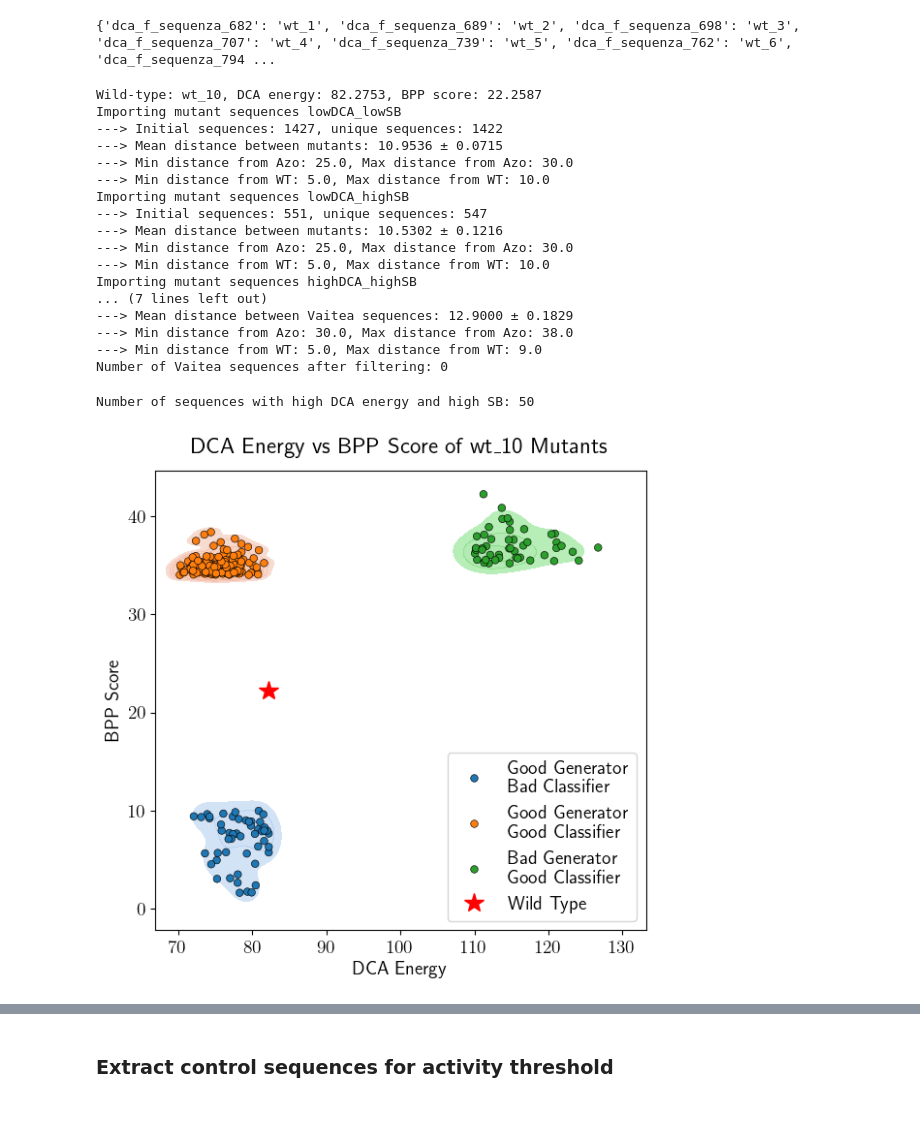
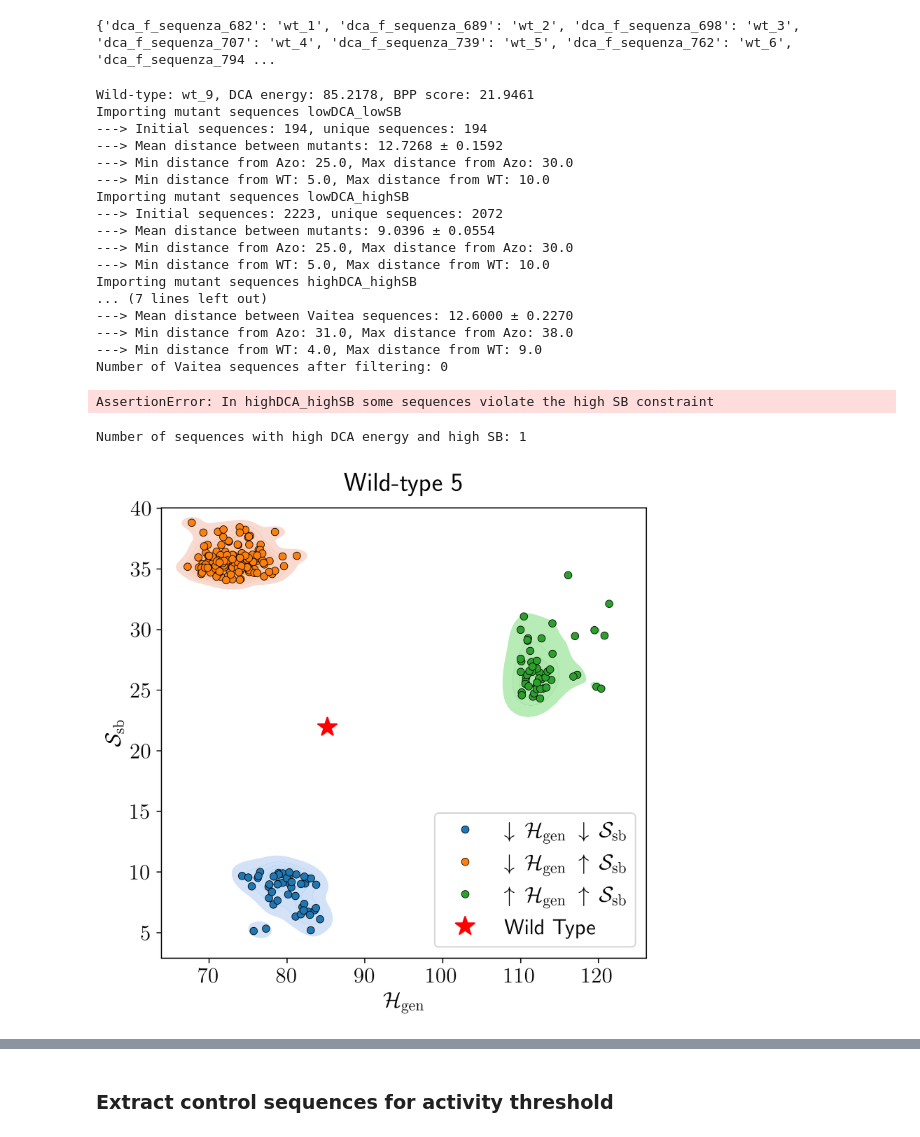
Before and after one commit to spqb/thermostable-ribozymes, a Jupyter notebook: lore/check_mutants.ipynb, the cells around one changed output, grey strips where cells are left out. Cells and saved outputs as stored; diff of their text form; code cells hidden in the pictures.

```diff
--- a/lore/check_mutants.ipynb
+++ b/lore/check_mutants.ipynb
@@ -19,7 +19,7 @@ from functools import partial
 
 # use latex and font size 14
 plt.rc('text', usetex=True)
-plt.rc('font', size=14)
+plt.rc('font', size=16)
 
 tokens = "ACGU-"
 dot_bracket_with_pk = "...(((((((..((....)).)))))))...((((((....((((((...((...((((((....))))))..))...))))))(((...(.((((((....)))))).)..)))...[.[[[[[...))))))((((...(((....)))..))))......]]]]]]..((.(((((....))))).....)).."
@@ -172,7 +172,7 @@ sequences_vaitea_oh = torch.nn.functional.one_hot(torch.tensor(sequences_vaitea_
 # %%
 mapping_names_inv = {v: k for k, v in mapping_names.items()}
 # %%
-wt_name = "wt_10"
+wt_name = "wt_9"
 
 strict_requirements = True
 priority = "dca"
@@ -271,22 +271,22 @@ print(f"Number of Vaitea sequences after filtering: {len(df_temp_vaitea)}")
 
 df_mutants = pd.concat([df_mutants, df_temp_vaitea], ignore_index=True)
 # %% [output]
-Wild-type: wt_10, DCA energy: 82.2753, BPP score: 22.2587
+Wild-type: wt_9, DCA energy: 85.2178, BPP score: 21.9461
 Importing mutant sequences lowDCA_lowSB
----> Initial sequences: 1427, unique sequences: 1422
----> Mean distance between mutants: 10.9536 ± 0.0715
+---> Initial sequences: 194, unique sequences: 194
+---> Mean distance between mutants: 12.7268 ± 0.1592
 ---> Min distance from Azo: 25.0, Max distance from Azo: 30.0
 ---> Min distance from WT: 5.0, Max distance from WT: 10.0
 Importing mutant sequences lowDCA_highSB
----> Initial sequences: 551, unique sequences: 547
----> Mean distance between mutants: 10.5302 ± 0.1216
+---> Initial sequences: 2223, unique sequences: 2072
+---> Mean distance between mutants: 9.0396 ± 0.0554
 ---> Min distance from Azo: 25.0, Max distance from Azo: 30.0
 ---> Min distance from WT: 5.0, Max distance from WT: 10.0
 Importing mutant sequences highDCA_highSB
 ... (7 lines left out)
----> Mean distance between Vaitea sequences: 12.9000 ± 0.1829
----> Min distance from Azo: 30.0, Max distance from Azo: 38.0
----> Min distance from WT: 5.0, Max distance from WT: 9.0
+---> Mean distance between Vaitea sequences: 12.6000 ± 0.2270
+---> Min distance from Azo: 31.0, Max distance from Azo: 38.0
+---> Min distance from WT: 4.0, Max distance from WT: 9.0
 Number of Vaitea sequences after filtering: 0
 # %%
 # Check that bpp and energy constraints are satisfied
@@ -309,6 +309,8 @@ for region in df_mutants["region"].unique():
     elif region == "vaitea":
         assert (df_cond["bpp_score"] > bpp_high).all(), f"In {region} some sequences violate the high SB constraint"
         assert (df_cond["dca_energy"] >= dca_low).all(), f"In {region} some sequences violate the high DCA energy constraint"
+# %% [output]
+AssertionError: In highDCA_highSB some sequences violate the high SB constraint
 # %%
 # filter mutants. Take 150 random sequences for lowDCA_highSB and 50 random for lowDCA_lowSB and highDCA_highSB
 random_state = 42
@@ -364,31 +366,35 @@ else:
     n_highDCA_highSB = len(df_filtered[((df_filtered["dca_energy"] > soft_dca_low) & (df_filtered["bpp_score"] > soft_bpp_high))])
     print(f"Number of sequences with high DCA energy and high SB: {n_highDCA_highSB}")
 # %% [output]
-Number of sequences with high DCA energy and high SB: 50
+Number of sequences with high DCA energy and high SB: 1
 # %%
 # create a new dataframe where the region entries are more descriptive
 df_filtered_plot = df_filtered.copy()
-df_filtered_plot["region"] = df_filtered_plot["region"].map({
-    "lowDCA_lowSB": "Good Generator\nBad Classifier",
-    "lowDCA_highSB": "Good Generator\nGood Classifier",
-    "highDCA_highSB": "Bad Generator\nGood Classifier",
-    "vaitea": "Vaitea Sequences"
-})
-# change the column name region to Region
+
+# LaTeX legend labels (must be in math mode)
+legend_map = {
+    "lowDCA_lowSB": r"$\downarrow\,\mathcal{H}_{\mathrm{gen}}\;\downarrow\,\mathcal{S}_{\mathrm{sb}}$",
+    "lowDCA_highSB": r"$\downarrow\,\mathcal{H}_{\mathrm{gen}}\;\uparrow\,\mathcal{S}_{\mathrm{sb}}$",
+    "highDCA_highSB": r"$\uparrow\,\mathcal{H}_{\mathrm{gen}}\;\uparrow\,\mathcal{S}_{\mathrm{sb}}$",
+    "vaitea": "Vaitea sequences"
+}
+
+# change the column name region to Region and apply legend labels
 df_filtered_plot = df_filtered_plot.rename(columns={"region": "Region"})
+df_filtered_plot["Region"] = df_filtered_plot["Region"].map(legend_map).fillna(df_filtered_plot["Region"])
 
-# joinplot DCA energy vs BPP score with kde contours with color by region
-plt.figure(figsize=(6,6))
+# DCA energy vs BPP score with kde contours and custom legend labels
+plt.figure(figsize=(6,6), dpi=300)
 sns.kdeplot(data=df_filtered_plot, x="dca_energy", y="bpp_score", hue="Region", fill=True, alpha=0.5)
 sns.scatterplot(data=df_filtered_plot, x="dca_energy", y="bpp_score", hue="Region", s=30, edgecolor='k', alpha=1.0)
 
 # wild type point
 plt.plot(wt_energy, wt_bpp_score, 'r*', markersize=15, label="Wild Type")
 
-plt.title(f"DCA Energy vs BPP Score of {wt_name} Mutants", y=1.02)
-plt.xlabel("DCA Energy")
-plt.ylabel("BPP Score")
+plt.title(f"Wild-type 5", y=1.02)
+plt.xlabel(r"$\mathcal{H}_{\mathrm{gen}}$")
+plt.ylabel(r"$\mathcal{S}_{\mathrm{sb}}$")
 plt.legend()
 plt.tight_layout()
 # %% [output]
-[figure, old version]
+[figure, new version]
```
Also changed, not shown: parts of 1 cell of this notebook, 10 other files.
